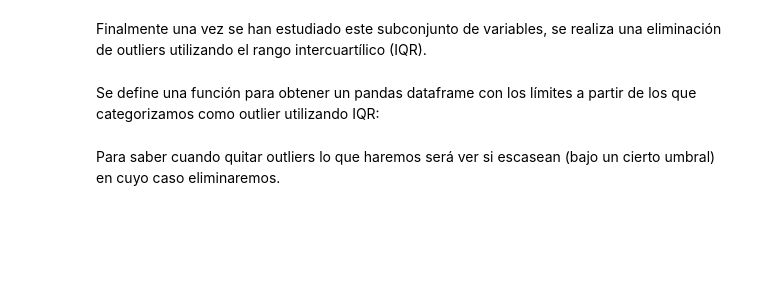
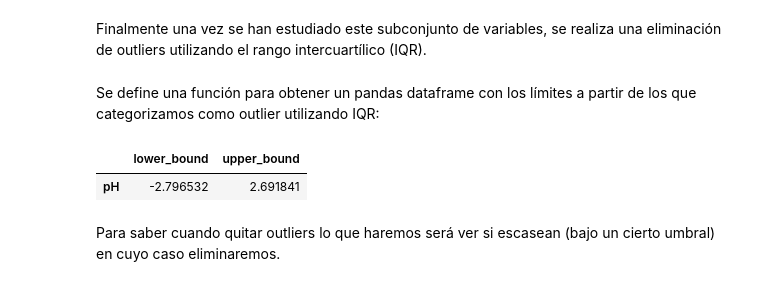
Before and after one commit to Alf-caput/LAB04_Regresion_y_agrupamiento, a Jupyter notebook: LAB04 Regresion_y_agrupamientov2_colab.ipynb, the cells around one changed output. Saved outputs shown, nothing was run; the diff lists cells and outputs as text; code cells hidden in the pictures; blank space fills up the shorter version.

```diff
--- a/LAB04 Regresion_y_agrupamientov2_colab.ipynb
+++ b/LAB04 Regresion_y_agrupamientov2_colab.ipynb
@@ -360,25 +386,29 @@ Finalmente una vez se han estudiado este subconjunto de variables, se realiza un
 Se define una función para obtener un pandas dataframe con los límites a partir de los que categorizamos como outlier utilizando IQR:
 # %%
 import pandas as pd
+
 def get_outlier_bounds(df:pd.DataFrame, selected_cols:list):
     selected_df = df[selected_cols]
 
     # Calcular el cuartil 1 (Q1) y el cuartil 3 (Q3)
     Q1 = selected_df.quantile(0.25)
     Q3 = selected_df.quantile(0.75)
 
     IQR = Q3 - Q1
     outliers_range = 1.5 * IQR
 
     lower_bound = Q1 - outliers_range
     upper_bound = Q3 + outliers_range
 
-    outlier_bounds = pd.DataFrame({'Lower Bound': lower_bound, 'Upper Bound': upper_bound})
+    outlier_bounds = pd.DataFrame({'lower_bound': lower_bound, 'upper_bound': upper_bound})
 
     return outlier_bounds
 
 
 get_outlier_bounds(df, ['pH']).head()
+# %% [output]
+|  | lower_bound | upper_bound |
+| pH | -2.796532 | 2.691841 |
 # %% [markdown]
 Para saber cuando quitar outliers lo que haremos será ver si escasean (bajo un cierto umbral) en cuyo caso eliminaremos.
 # %%
```
Also changed, not shown: parts of 58 cells of this notebook.
